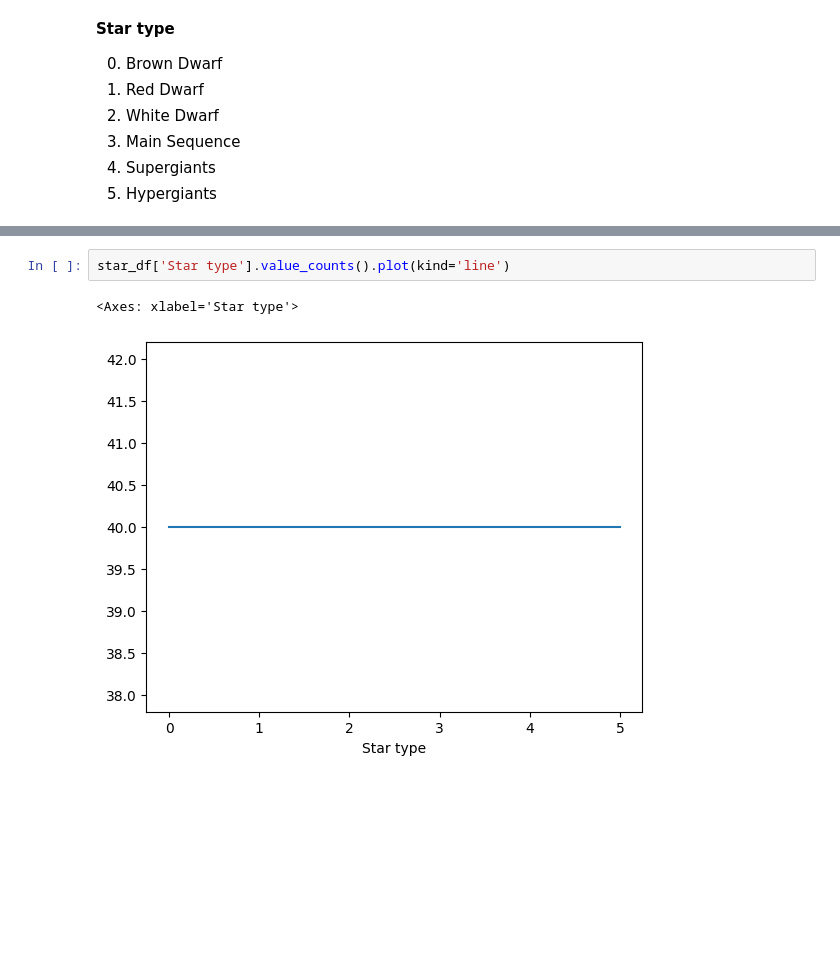
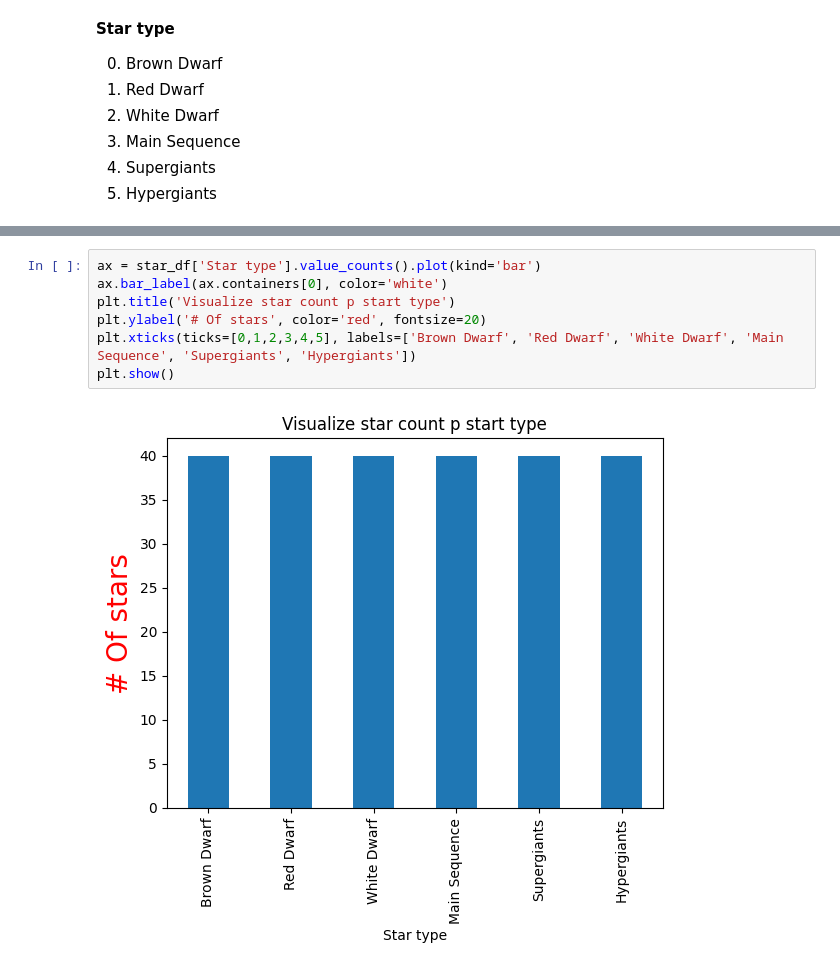
Before and after one commit to 01danl/analysis_workbook, a Jupyter notebook: Astronomical Data/Astron.ipynb, the cells around one changed output, grey strips where cells are left out. Drawn from its saved outputs; the diff is of its cells as text; blank space fills up the shorter version.

Commit message:
adjust a bar(graph)

```diff
--- a/Astronomical Data/Astron.ipynb
+++ b/Astronomical Data/Astron.ipynb
@@ -77,5 +76,9 @@ dtype: int64
-# %%
-star_df['Star type'].value_counts().plot(kind='line')
-# %% [output]
-<Axes: xlabel='Star type'>
-[figure, removed]
+# %%
+ax = star_df['Star type'].value_counts().plot(kind='bar')
+ax.bar_label(ax.containers[0], color='white')
+plt.title('Visualize star count p start type')
+plt.ylabel('# Of stars', color='red', fontsize=20)
+plt.xticks(ticks=[0,1,2,3,4,5], labels=['Brown Dwarf', 'Red Dwarf', 'White Dwarf', 'Main Sequence', 'Supergiants', 'Hypergiants'])
+plt.show()
+# %% [output]
+[figure, added]
```
Also changed, not shown: parts of 2 cells of this notebook.
